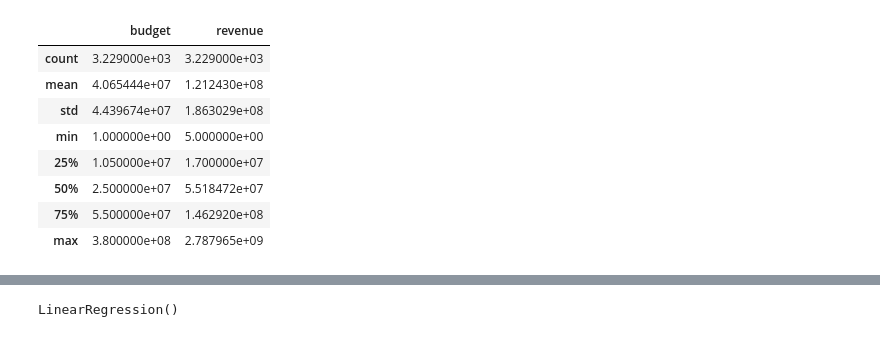
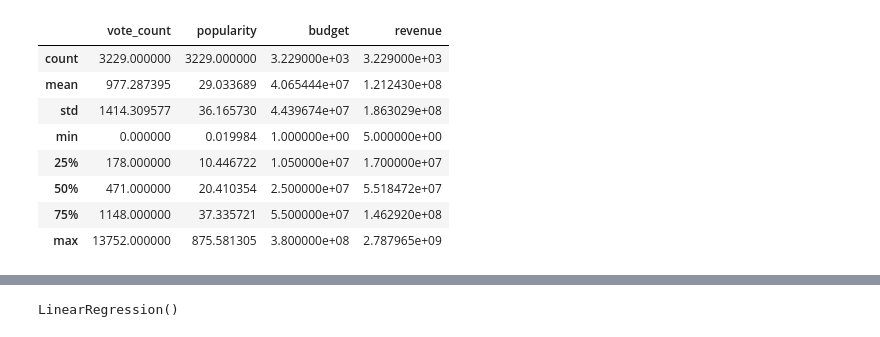
Before and after one commit to seminala/movie-regression, a Jupyter notebook: regression.ipynb, the cells around one changed output, grey strips where cells are left out. Drawn from its saved outputs; the diff is of its cells as text; code cells hidden in the pictures.

```diff
--- a/regression.ipynb
+++ b/regression.ipynb
@@ -9,7 +9,9 @@ import joblib
 import matplotlib.pyplot as plt
 import seaborn as sns
 # %%
-movie_df = pd.read_csv('tmdb_5000_movies.csv')
+movie_df = pd.read_csv('data/tmdb_5000_movies.csv')
+
+numeric_df = movie_df.select_dtypes(include=['int64', 'float64']).dropna()
 # %%
 movie_df.head()
 # %% [output]
@@ -22,22 +61,22 @@ movie_df.head()
 # %%
 # Check columns
 movie_df.columns
 
 # Select relevant columns
-data = movie_df[['budget', 'revenue', 'title']].copy()
+data = movie_df[['vote_count', 'popularity', 'budget', 'revenue', 'title']].copy()
 
 # Remove rows with zero or missing values
 data = data[(data['budget'] > 0) & (data['revenue'] > 0)]
 
 # Check summary
 data.describe()
 # %% [output]
-|  | budget | revenue |
-| count | 3.229000e+03 | 3.229000e+03 |
-| mean | 4.065444e+07 | 1.212430e+08 |
-| std | 4.439674e+07 | 1.863029e+08 |
-| min | 1.000000e+00 | 5.000000e+00 |
-| 25% | 1.050000e+07 | 1.700000e+07 |
-| 50% | 2.500000e+07 | 5.518472e+07 |
-| 75% | 5.500000e+07 | 1.462920e+08 |
-| max | 3.800000e+08 | 2.787965e+09 |
+|  | vote_count | popularity | budget | revenue |
+| count | 3229.000000 | 3229.000000 | 3.229000e+03 | 3.229000e+03 |
+| mean | 977.287395 | 29.033689 | 4.065444e+07 | 1.212430e+08 |
+| std | 1414.309577 | 36.165730 | 4.439674e+07 | 1.863029e+08 |
+| min | 0.000000 | 0.019984 | 1.000000e+00 | 5.000000e+00 |
+| 25% | 178.000000 | 10.446722 | 1.050000e+07 | 1.700000e+07 |
+| 50% | 471.000000 | 20.410354 | 2.500000e+07 | 5.518472e+07 |
+| 75% | 1148.000000 | 37.335721 | 5.500000e+07 | 1.462920e+08 |
+| max | 13752.000000 | 875.581305 | 3.800000e+08 | 2.787965e+09 |
```
Also changed, not shown: parts of 11 cells of this notebook, 2 other files.
